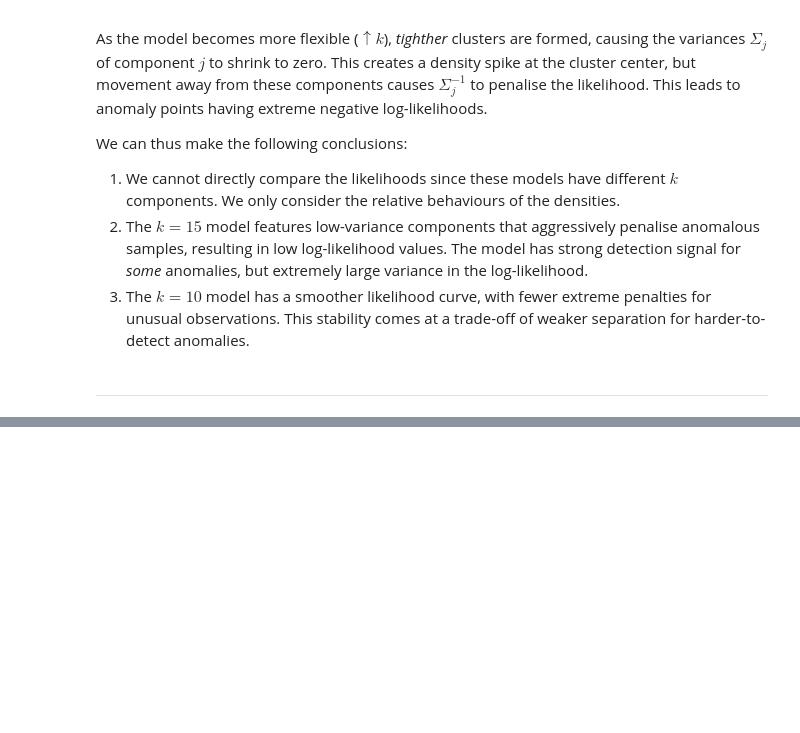
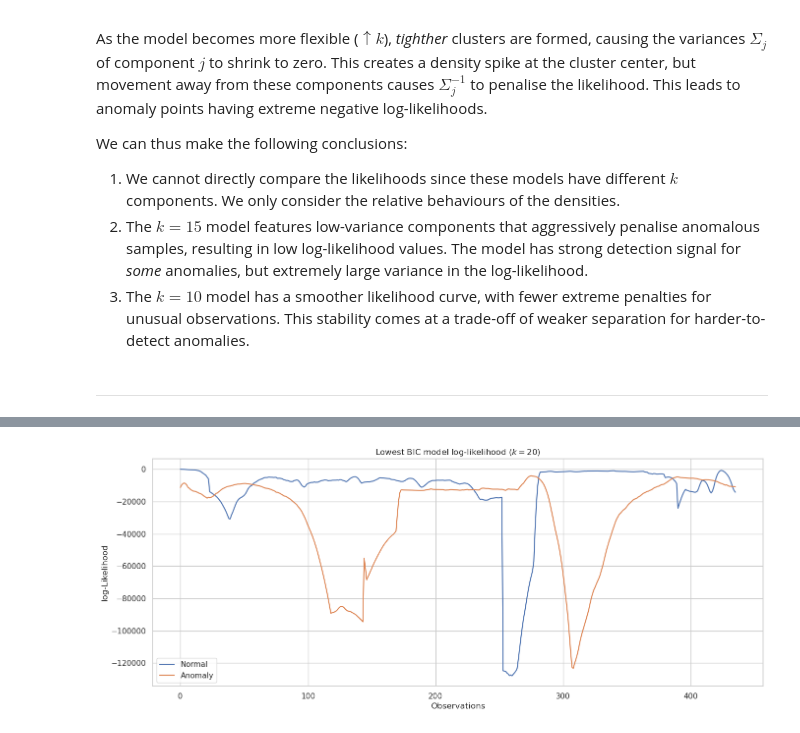
Before and after one commit to asembreek/fieldlens, a Jupyter notebook: notebooks/4. Gaussian Mixture Model.ipynb, the cells around one changed output, grey strips where cells are left out. Saved outputs shown, nothing was run; the diff lists cells and outputs as text; code cells hidden in the pictures; blank space fills up the shorter version.

```diff
--- a/notebooks/4. Gaussian Mixture Model.ipynb
+++ b/notebooks/4. Gaussian Mixture Model.ipynb
@@ -430 +441,10 @@ eng_features = [
 ]
+# %%
+# Get normal data
+X_part1 = norm_eng_ns_df[eng_features]
+X_part2 = norm_roll_lag_df[roll_lag_features]
+X_non_spectral_norm = pd.merge(X_part2, X_part1, on="Timestamp")
+
+# Merge with interpolated spectral dataframe
+X_norm = norm_interpolated_df.merge(X_non_spectral_norm, on="Timestamp", how="left")
+X_norm.head()
@@ -430,0 +585,13 @@ eng_features = [
+# %%
+bic_test_scores = best_model.score_samples(X_test)
+bic_anom_scores = best_model.score_samples(X_anom_scaled)
+
+fig, ax = plt.subplots(ncols=1, figsize=(16, 6), sharey=False)
+ax.set_title(f"Lowest BIC model log-likelihood ($k={min_bic_k}$)")
+sns.lineplot(bic_test_scores, ax=ax, label="Normal")
+sns.lineplot(bic_anom_scores[:len(X_test)], ax=ax, label="Anomaly")
+ax.set_ylabel("log-Likelihood")
+ax.set_xlabel("Observations")
+plt.show()
+# %% [output]
+[figure, added]
```
Also changed, not shown: parts of 18 cells of this notebook, 1 other file.
